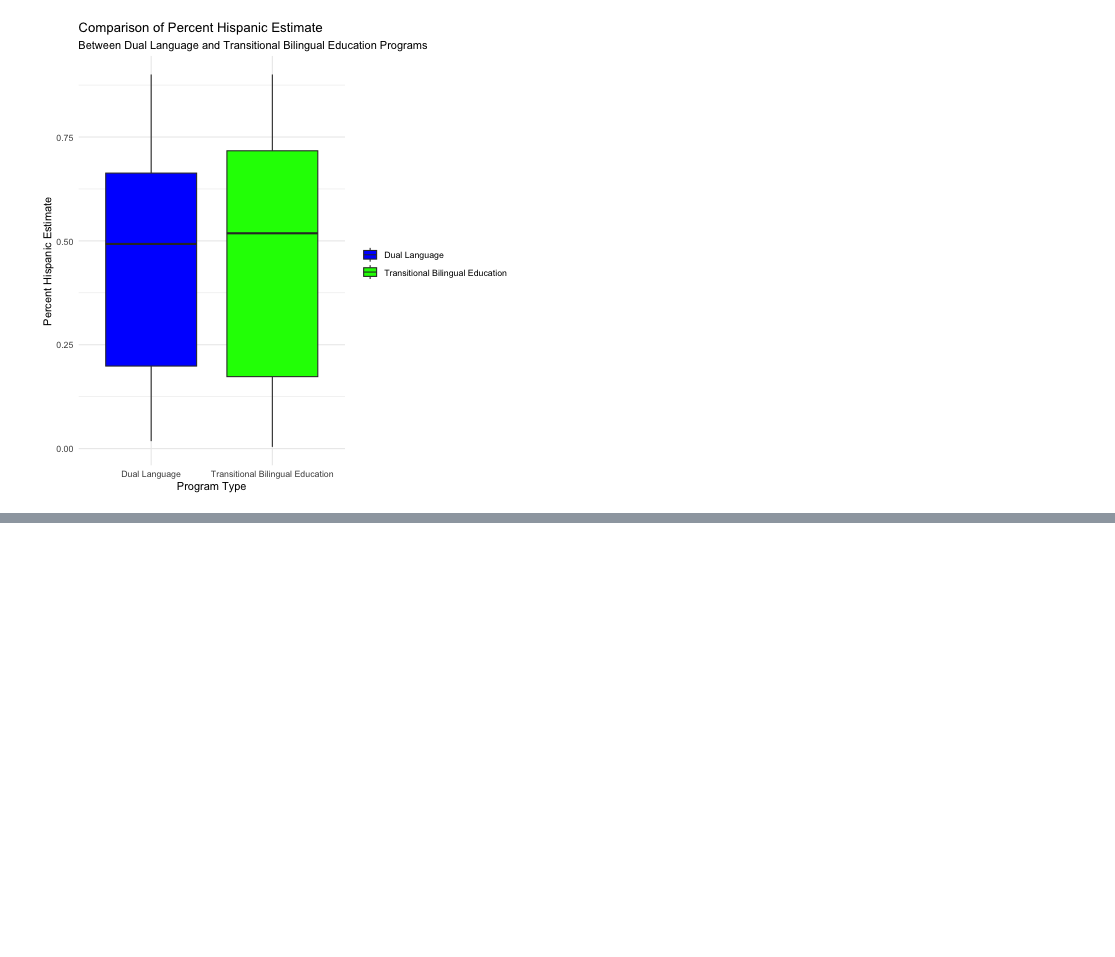
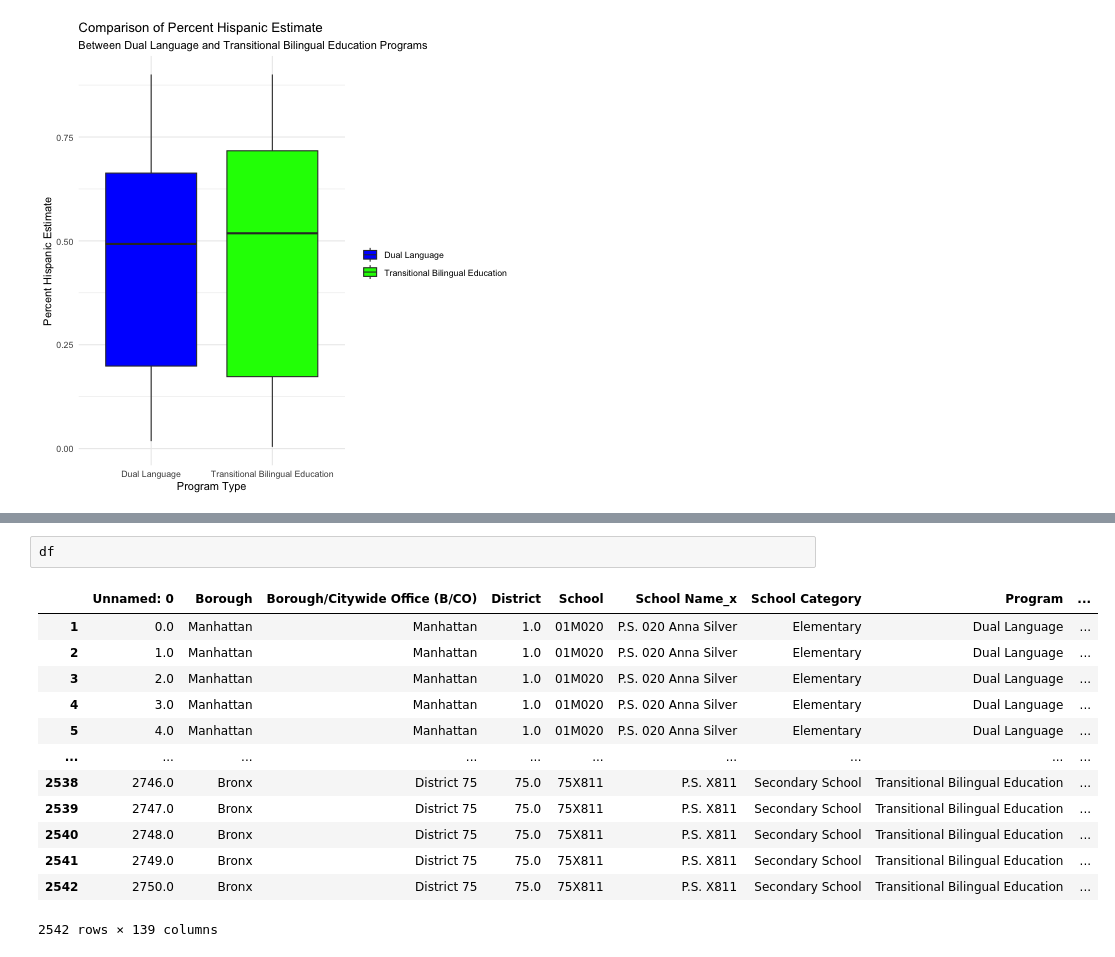
Before and after one commit to renatadaou/connect-to-census, a Jupyter notebook: hypothesis-test.ipynb, the cells around one changed output, grey strips where cells are left out. Drawn from its saved outputs; the diff is of its cells as text; blank space fills up the shorter version.

```diff
--- a/hypothesis-test.ipynb
+++ b/hypothesis-test.ipynb
@@ -147,0 +177,16 @@ R[write to console]: Removed 15 rows containing non-finite values (`stat_boxplot
+# %%
+df
+# %% [output]
+|  | Unnamed: 0 | Borough | Borough/Citywide Office (B/CO) | District | School | School Name_x | School Category | Program | ... |
+| 1 | 0.0 | Manhattan | Manhattan | 1.0 | 01M020 | P.S. 020 Anna Silver | Elementary | Dual Language | ... |
+| 2 | 1.0 | Manhattan | Manhattan | 1.0 | 01M020 | P.S. 020 Anna Silver | Elementary | Dual Language | ... |
+| 3 | 2.0 | Manhattan | Manhattan | 1.0 | 01M020 | P.S. 020 Anna Silver | Elementary | Dual Language | ... |
+| 4 | 3.0 | Manhattan | Manhattan | 1.0 | 01M020 | P.S. 020 Anna Silver | Elementary | Dual Language | ... |
+| 5 | 4.0 | Manhattan | Manhattan | 1.0 | 01M020 | P.S. 020 Anna Silver | Elementary | Dual Language | ... |
+| ... | ... | ... | ... | ... | ... | ... | ... | ... | ... |
+| 2538 | 2746.0 | Bronx | District 75 | 75.0 | 75X811 | P.S. X811 | Secondary School | Transitional Bilingual Education | ... |
+| 2539 | 2747.0 | Bronx | District 75 | 75.0 | 75X811 | P.S. X811 | Secondary School | Transitional Bilingual Education | ... |
+| 2540 | 2748.0 | Bronx | District 75 | 75.0 | 75X811 | P.S. X811 | Secondary School | Transitional Bilingual Education | ... |
+| 2541 | 2749.0 | Bronx | District 75 | 75.0 | 75X811 | P.S. X811 | Secondary School | Transitional Bilingual Education | ... |
+| 2542 | 2750.0 | Bronx | District 75 | 75.0 | 75X811 | P.S. X811 | Secondary School | Transitional Bilingual Education | ... |
+2542 rows × 139 columns
```
Also changed, not shown: parts of 5 cells of this notebook, 3 other files.
